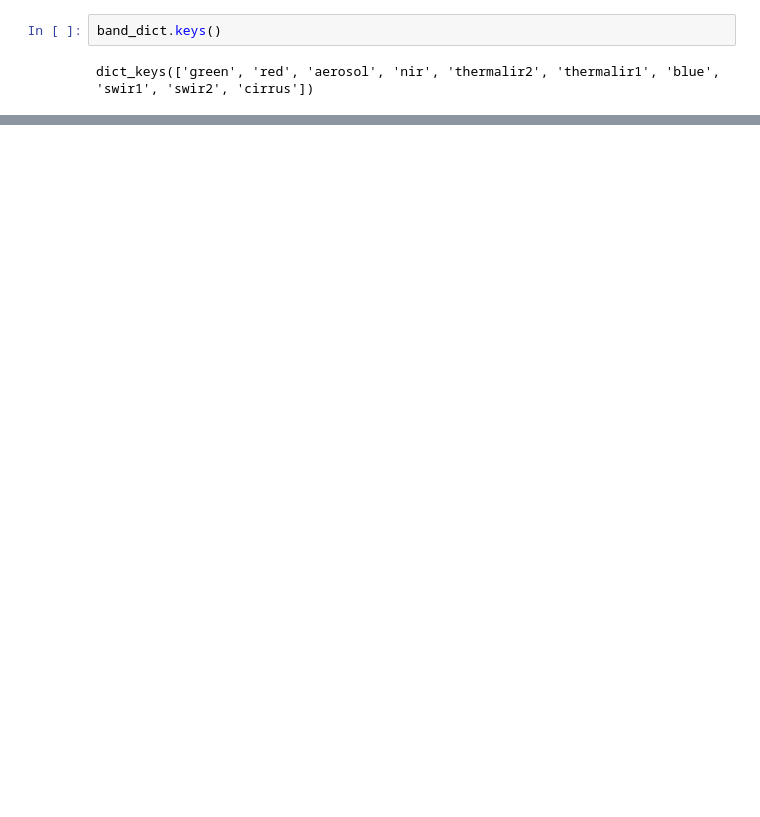
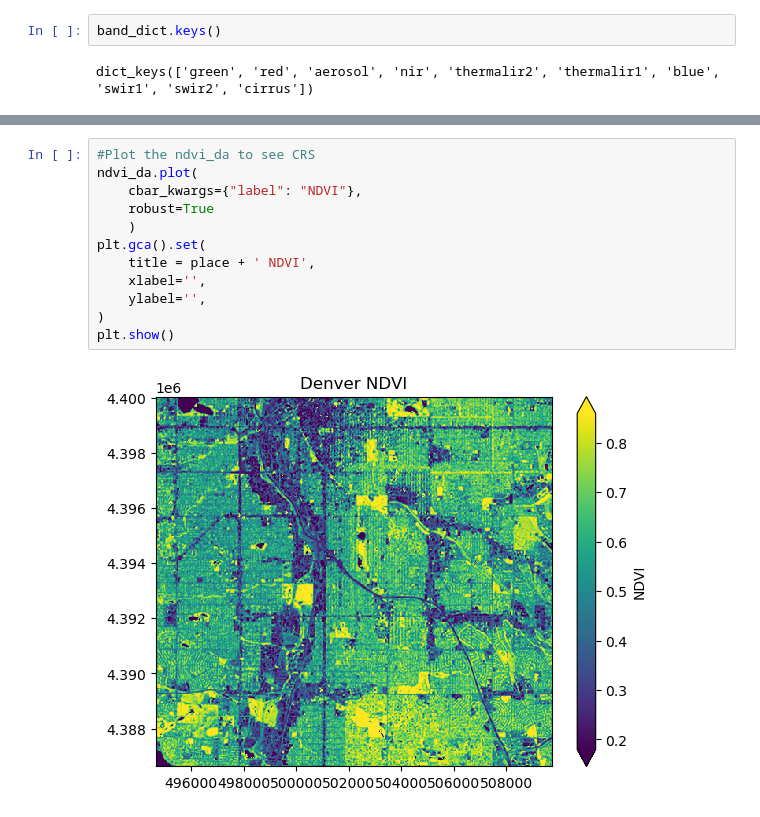
Before and after one commit to earthlab-education/fundamentals-04-redlining-byandell, a Jupyter notebook: notebooks/redlining-41-zonal-stats.ipynb, the cells around one changed output, grey strips where cells are left out. Saved outputs shown, nothing was run; the diff lists cells and outputs as text; blank space fills up the shorter version.

```diff
--- a/notebooks/redlining-41-zonal-stats.ipynb
+++ b/notebooks/redlining-41-zonal-stats.ipynb
@@ -74,0 +87,14 @@ denver_redlining_mask = regionmask.mask_geopandas(
+# %%
+#Plot the ndvi_da to see CRS
+ndvi_da.plot(
+    cbar_kwargs={"label": "NDVI"},
+    robust=True
+    )
+plt.gca().set(
+    title = place + ' NDVI',
+    xlabel='',
+    ylabel='',
+)
+plt.show()
+# %% [output]
+[figure, added]
```
Also changed, not shown: parts of 14 cells of this notebook.
